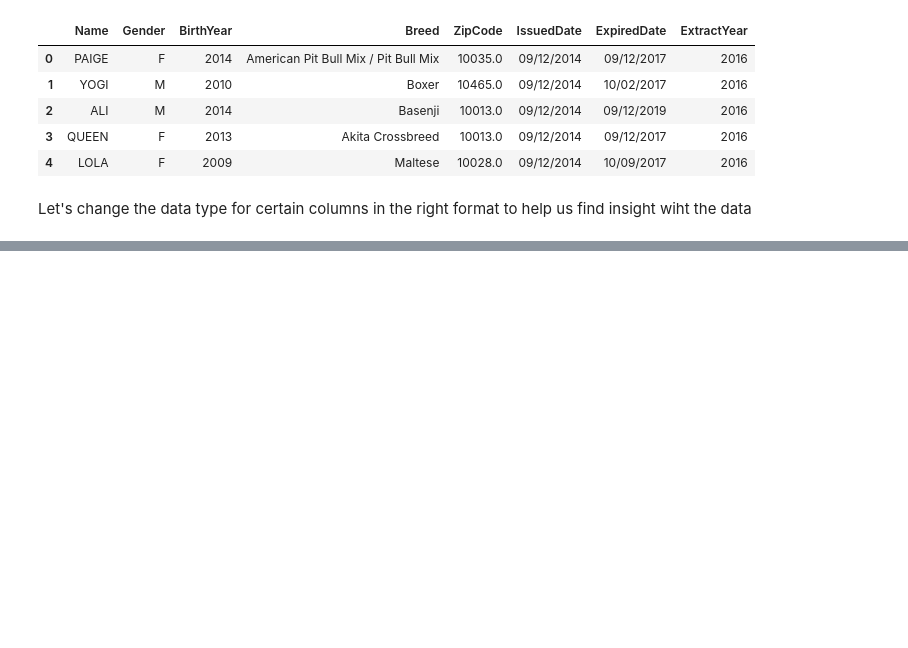
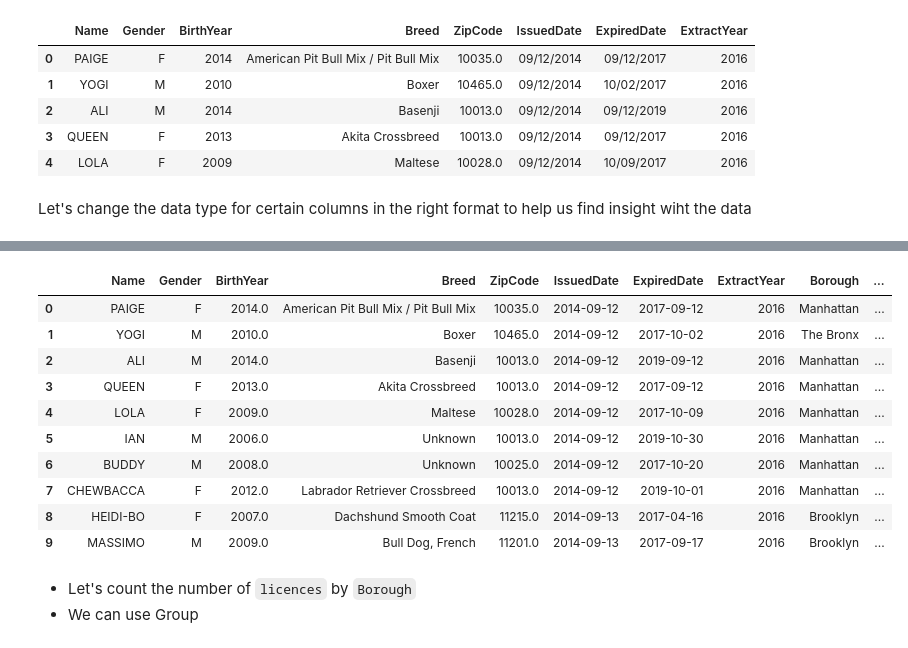
Before and after one commit to ibranova/Mod2_Final_Project, a Jupyter notebook: notebooks/data_cleaning.ipynb, the cells around one changed output, grey strips where cells are left out. Drawn from its saved outputs; the diff is of its cells as text; code cells hidden in the pictures; blank space fills up the shorter version.

```diff
--- a/notebooks/data_cleaning.ipynb
+++ b/notebooks/data_cleaning.ipynb
@@ -124,5 +126,33 @@ df.head()
 # %% [markdown]
 Let's change the data type for certain columns in the right format to help us find insight wiht the data
 # %%
-df["IssuedDate"] = pd.to_datetime(df["IssuedDate"])
-df["ExpiredDate"] = pd.to_datetime(df["ExpiredDate"])
+# Convert dates to datetime
+df["IssuedDate"] = pd.to_datetime(df["IssuedDate"],errors='coerce')
+df["ExpiredDate"] = pd.to_datetime(df["ExpiredDate"],errors='coerce')
+# Convert BirthYear to numeric
+df['BirthYear'] = pd.to_numeric(df['BirthYear'], errors='coerce')
+# %%
+zipcodes = {
+    'Manhattan': (10001, 10282),
+    'The Bronx': (10451, 10475),
+    'Brooklyn': (11201, 11256),
+    'Queens': [(11004, 11109), (11351, 11697)],
+    'Staten Island': (10301, 10314)
+}
+def get_borough(zipcode):
+    if pd.isna(zipcode):
+        return 'Unknown'
+    if zipcodes['Manhattan'][0] <= zipcode <= zipcodes['Manhattan'][1]:
+        return 'Manhattan'
+    elif zipcodes['The Bronx'][0] <= zipcode <= zipcodes['The Bronx'][1]:
+        return 'The Bronx'
+    elif zipcodes['Brooklyn'][0] <= zipcode <= zipcodes['Brooklyn'][1]:
+        return 'Brooklyn'
+    elif (zipcodes['Queens'][0][0] <= zipcode <= zipcodes['Queens'][0][1]) or \
+         (zipcodes['Queens'][1][0] <= zipcode <= zipcodes['Queens'][1][1]):
+        return 'Queens'
+    elif zipcodes['Staten Island'][0] <= zipcode <= zipcodes['Staten Island'][1]:
+        return 'Staten Island'
+    else:
+        return 'Unknown'
+df['Borough'] = df['ZipCode'].apply(get_borough)
@@ -128,0 +187,22 @@ df["ExpiredDate"] = pd.to_datetime(df["ExpiredDate"])
+# %%
+df['DogAgeAtLicense'] = df['IssuedDate'].dt.year - df['BirthYear']
+# %%
+df['IssueYear'] = df['IssuedDate'].dt.year
+df['IssueMonth'] = df['IssuedDate'].dt.month_name()
+# %%
+df.head(10)
+# %% [output]
+|  | Name | Gender | BirthYear | Breed | ZipCode | IssuedDate | ExpiredDate | ExtractYear | Borough | ... |
+| 0 | PAIGE | F | 2014.0 | American Pit Bull Mix / Pit Bull Mix | 10035.0 | 2014-09-12 | 2017-09-12 | 2016 | Manhattan | ... |
+| 1 | YOGI | M | 2010.0 | Boxer | 10465.0 | 2014-09-12 | 2017-10-02 | 2016 | The Bronx | ... |
+| 2 | ALI | M | 2014.0 | Basenji | 10013.0 | 2014-09-12 | 2019-09-12 | 2016 | Manhattan | ... |
+| 3 | QUEEN | F | 2013.0 | Akita Crossbreed | 10013.0 | 2014-09-12 | 2017-09-12 | 2016 | Manhattan | ... |
+| 4 | LOLA | F | 2009.0 | Maltese | 10028.0 | 2014-09-12 | 2017-10-09 | 2016 | Manhattan | ... |
+| 5 | IAN | M | 2006.0 | Unknown | 10013.0 | 2014-09-12 | 2019-10-30 | 2016 | Manhattan | ... |
+| 6 | BUDDY | M | 2008.0 | Unknown | 10025.0 | 2014-09-12 | 2017-10-20 | 2016 | Manhattan | ... |
+| 7 | CHEWBACCA | F | 2012.0 | Labrador Retriever Crossbreed | 10013.0 | 2014-09-12 | 2019-10-01 | 2016 | Manhattan | ... |
+| 8 | HEIDI-BO | F | 2007.0 | Dachshund Smooth Coat | 11215.0 | 2014-09-13 | 2017-04-16 | 2016 | Brooklyn | ... |
+| 9 | MASSIMO | M | 2009.0 | Bull Dog, French | 11201.0 | 2014-09-13 | 2017-09-17 | 2016 | Brooklyn | ... |
+# %% [markdown]
+- Let's count the number of `licences` by `Borough`
+- We can use Group
```
Also changed, not shown: parts of 6 cells of this notebook.
